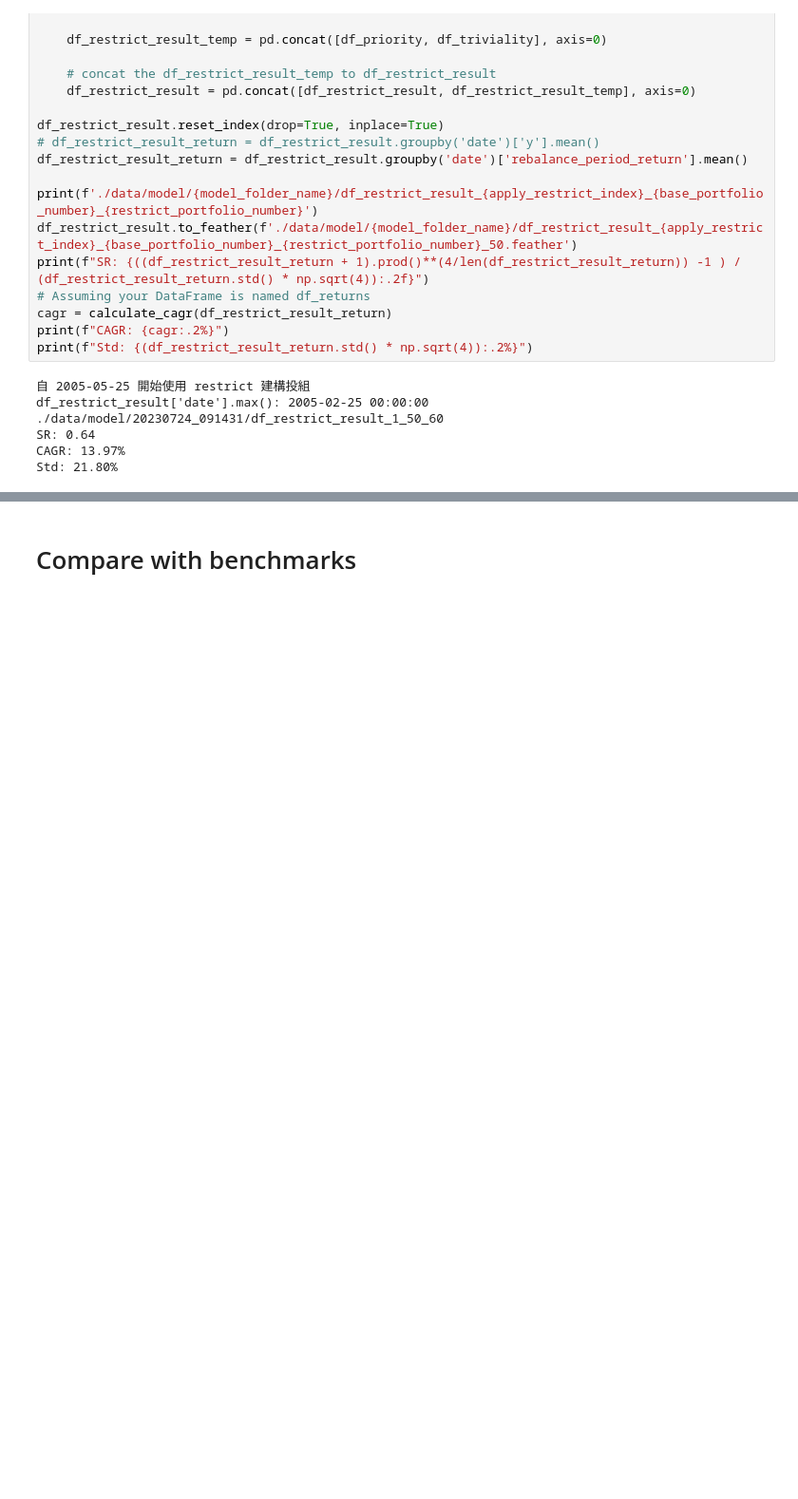
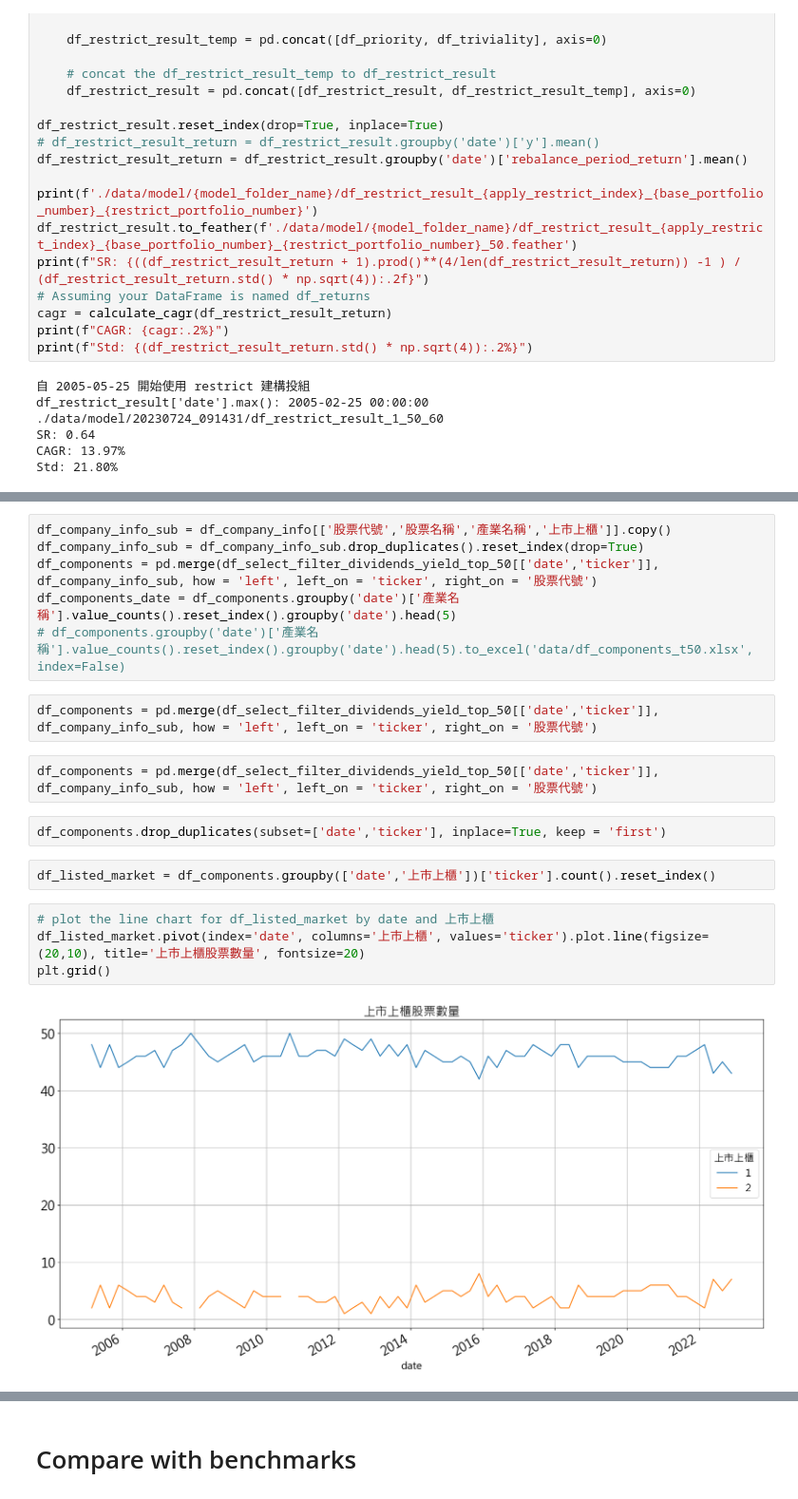
Before and after one commit to vayvay0993/hidiv, a Jupyter notebook: main_04_select_data.ipynb, the cells around one changed output, grey strips where cells are left out. Shown at 95% size. Saved outputs shown, nothing was run; the diff lists cells and outputs as text; blank space fills up the shorter version.

```diff
--- a/main_04_select_data.ipynb
+++ b/main_04_select_data.ipynb
@@ -471,0 +485,20 @@ Std: 21.80%
+# %%
+df_company_info_sub = df_company_info[['股票代號','股票名稱','產業名稱','上市上櫃']].copy()
+df_company_info_sub = df_company_info_sub.drop_duplicates().reset_index(drop=True)
+df_components = pd.merge(df_select_filter_dividends_yield_top_50[['date','ticker']], df_company_info_sub, how = 'left', left_on = 'ticker', right_on = '股票代號')
+df_components_date = df_components.groupby('date')['產業名稱'].value_counts().reset_index().groupby('date').head(5)
+# df_components.groupby('date')['產業名稱'].value_counts().reset_index().groupby('date').head(5).to_excel('data/df_components_t50.xlsx', index=False)
+# %%
+df_components = pd.merge(df_select_filter_dividends_yield_top_50[['date','ticker']], df_company_info_sub, how = 'left', left_on = 'ticker', right_on = '股票代號')
+# %%
+df_components = pd.merge(df_select_filter_dividends_yield_top_50[['date','ticker']], df_company_info_sub, how = 'left', left_on = 'ticker', right_on = '股票代號')
+# %%
+df_components.drop_duplicates(subset=['date','ticker'], inplace=True, keep = 'first')
+# %%
+df_listed_market = df_components.groupby(['date','上市上櫃'])['ticker'].count().reset_index()
+# %%
+# plot the line chart for df_listed_market by date and 上市上櫃
+df_listed_market.pivot(index='date', columns='上市上櫃', values='ticker').plot.line(figsize=(20,10), title='上市上櫃股票數量', fontsize=20)
+plt.grid()
+# %% [output]
+[figure, added]
```
Also changed, not shown: parts of 44 cells of this notebook, 3 other files.
